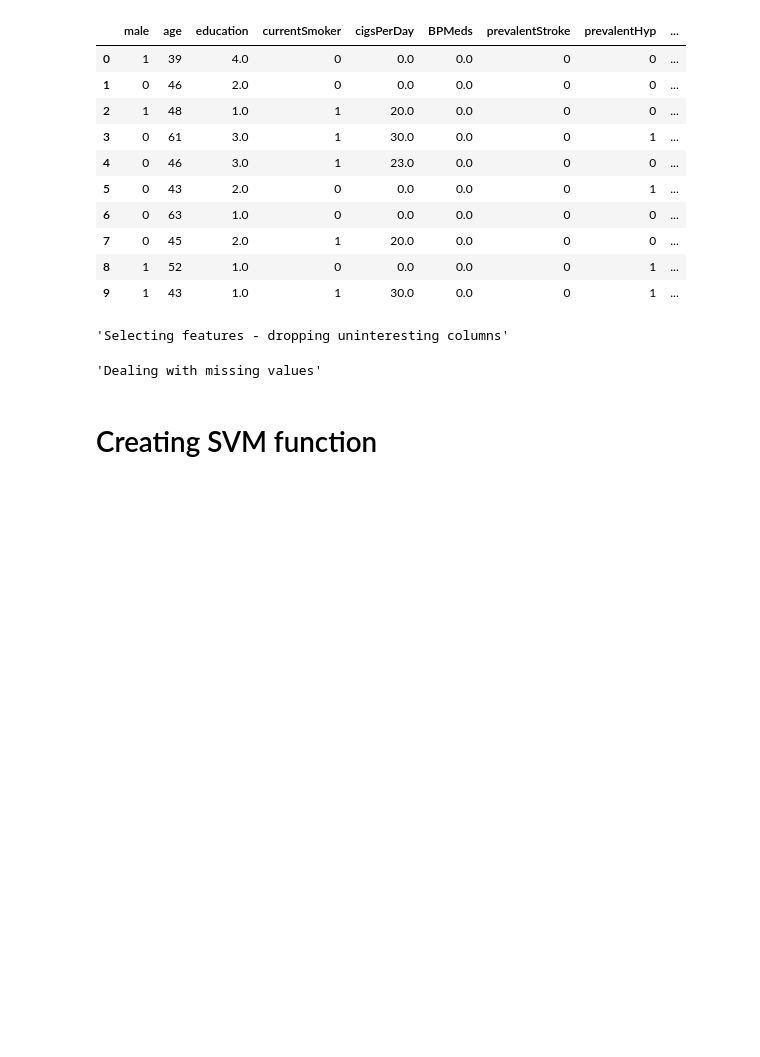
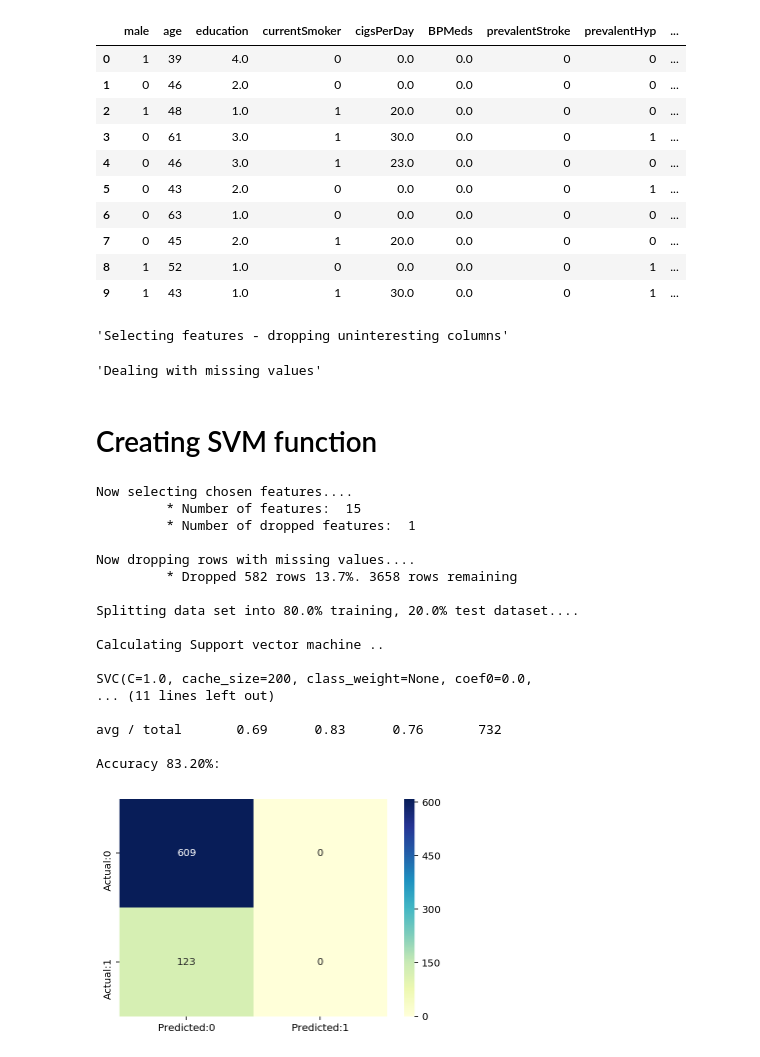
Before and after one commit to ljhowell/machine-learning_CHD, a Jupyter notebook: SVM.ipynb, the cells around one changed output. Saved outputs shown, nothing was run; the diff lists cells and outputs as text; code cells hidden in the pictures; blank space fills up the shorter version.

```diff
--- a/SVM.ipynb
+++ b/SVM.ipynb
@@ -173,16 +173,16 @@ def SVM(X_train, X_test, y_train, y_test, v=0):
     - y_test: Dataframe y test set
     - v (optional, default = 0): int (0 or 1) verbose
     '''
-    from sklearn.SVC import SVC
+    from sklearn.svm import SVC
     from sklearn.metrics import confusion_matrix, accuracy_score, classification_report
 
     print('\nCalculating Support vector machine ..\n')
-    SVM = SVC(n_neighbors=10)
-    KN.fit(X_train, y_train)
-    y_pred = KN.predict(X_test)
+    SVM = SVC()
+    SVM.fit(X_train, y_train)
+    y_pred = SVM.predict(X_test)
 
     if v == 1:
-        print(k_neighbors)
+        print(SVM)
         print('Confusion Matrix:')
         cm=confusion_matrix(y_test,y_pred)
         conf_matrix=pd.DataFrame(data=cm,columns=['Predicted:0','Predicted:1'],index=['Actual:0','Actual:1'])
@@ -194,5 +194,33 @@ def SVM(X_train, X_test, y_train, y_test, v=0):
         print(classification_report(y_test,y_pred))
 
     return accuracy_score(y_test,y_pred)
-
-    )
+# %%
+#apply all functions to model
+
+features = dataset.columns #try all columns
+
+dataset_t = chose_features(dataset, n_features=15) # choose n features
+dataset_t = drop_missing(dataset_t) # drop missing rows
+X_train, X_test, y_train, y_test = split_data(dataset_t) # split dataset
+
+accuracy = SVM(X_train, X_test, y_train, y_test,1)
+print('Accuracy {:.2f}%: '.format(accuracy*100))
+# %% [output]
+Now selecting chosen features....
+         * Number of features:  15
+         * Number of dropped features:  1
+
+Now dropping rows with missing values....
+         * Dropped 582 rows 13.7%. 3658 rows remaining
+
+Splitting data set into 80.0% training, 20.0% test dataset....
+
+Calculating Support vector machine ..
+
+SVC(C=1.0, cache_size=200, class_weight=None, coef0=0.0,
+... (11 lines left out)
+
+avg / total       0.69      0.83      0.76       732
+
+Accuracy 83.20%:
+[figure, added]
```
